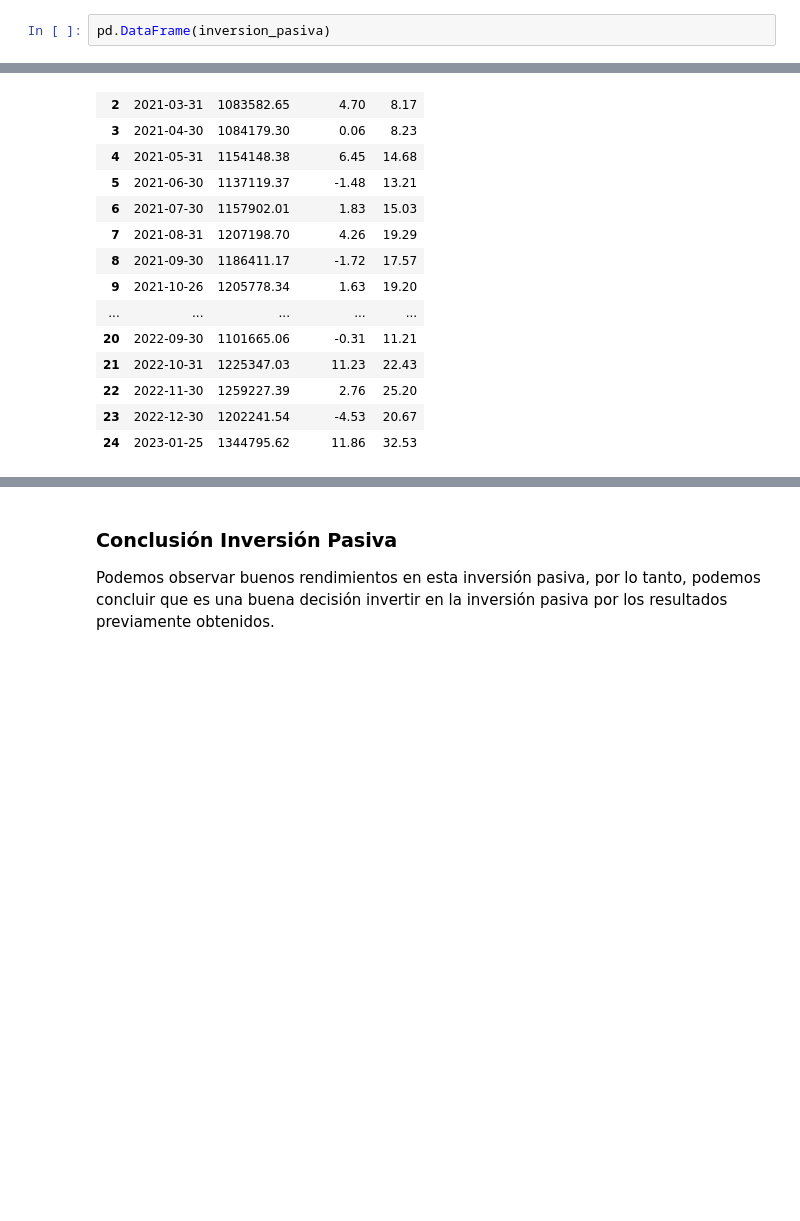
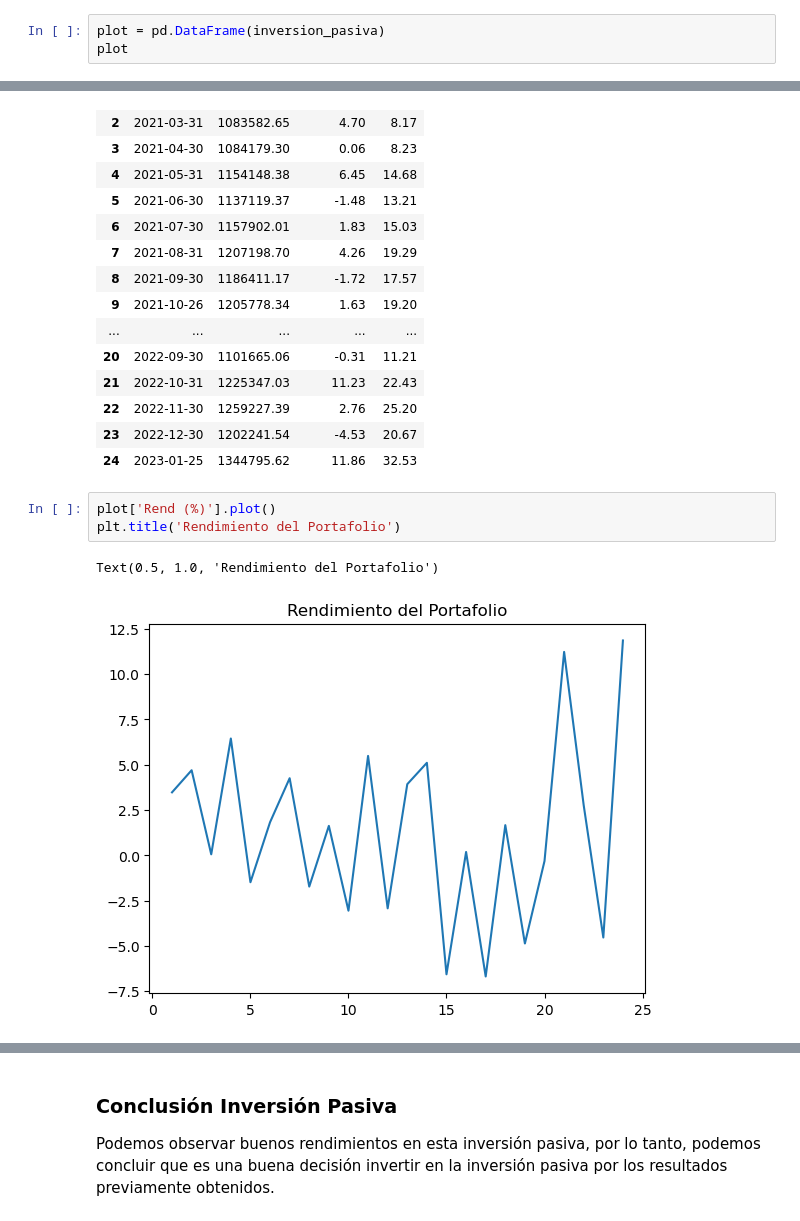
Before and after one commit to feramdor/Lab1, a Jupyter notebook: Notebook.ipynb, the cells around one changed output, grey strips where cells are left out. Saved outputs shown, nothing was run; the diff lists cells and outputs as text; blank space fills up the shorter version.

Commit message:
Graficas
Se agregaron graficas de la inversión pasiva

```diff
--- a/Notebook.ipynb
+++ b/Notebook.ipynb
@@ -125,7 +124,8 @@ Podemos observar en el DataFrame los pesos iniciales para cada activo del NATFRA
 # %% [markdown]
 En el siguiente paso, sacamos el Rendimiento y el Rendimiento Acumulado.
 # %%
-pd.DataFrame(inversion_pasiva)
+plot = pd.DataFrame(inversion_pasiva)
+plot
 # %% [output]
 |  | Fecha | Portafolio | Rend (%) | Acum |
 | 0 | 2021-01-29 | 1000000.00 | NaN | NaN |
@@ -144,3 +144,9 @@ pd.DataFrame(inversion_pasiva)
 | 22 | 2022-11-30 | 1259227.39 | 2.76 | 25.20 |
 | 23 | 2022-12-30 | 1202241.54 | -4.53 | 20.67 |
 | 24 | 2023-01-25 | 1344795.62 | 11.86 | 32.53 |
+# %%
+plot['Rend (%)'].plot()
+plt.title('Rendimiento del Portafolio')
+# %% [output]
+Text(0.5, 1.0, 'Rendimiento del Portafolio')
+[figure, added]
```
Also changed, not shown: parts of 5 cells of this notebook.
